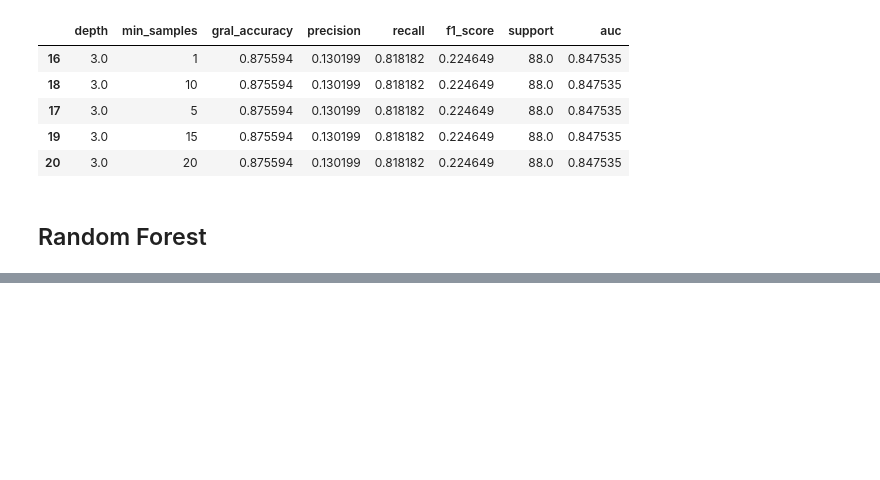
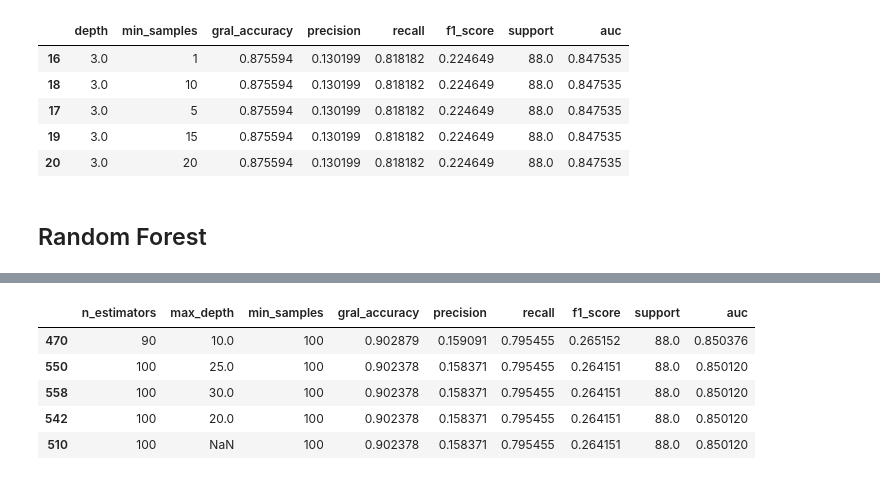
Before and after one commit to Maxkaizo/---_-ML-Zoomcamp-2024, a Jupyter notebook: 3_modeling.ipynb, the cells around one changed output, grey strips where cells are left out. Cells and saved outputs as stored; diff of their text form; code cells hidden in the pictures; blank space fills up the shorter version.

```diff
--- a/3_modeling.ipynb
+++ b/3_modeling.ipynb
@@ -473,0 +480,44 @@ WIP
+# %%
+estimators = [10, 20, 30, 40, 50, 60, 70, 80, 90, 100, 150, 200]
+depths = [None, 5, 10, 15, 20, 25, 30]
+samples = [1, 5, 10, 15, 20, 500, 100, 200]
+rf_metrics_dict = []
+
+for n in estimators:
+    for d in depths:
+        for s in samples:
+            rf = RandomForestClassifier(n_estimators=n, max_depth=d, min_samples_leaf=s, class_weight='balanced', random_state=1)
+
+            rf.fit(X_train, y_train)
+
+            y_pred = rf.predict_proba(X_val)[:, 1]
+            dropout_prediction = (y_pred >= 0.5)
+
+            gral_accuracy = (y_val == dropout_prediction).mean()
+            report = classification_report(y_val, dropout_prediction, output_dict=True)
+            auc = roc_auc_score(y_val, dropout_prediction)
+
+            class_1_report = report["1"]
+
+            rf_metrics_dict.append({
+                "n_estimators": n,
+                "max_depth": d,
+                "min_samples": s,
+                "gral_accuracy": gral_accuracy,
+                "precision": class_1_report['precision'],
+                "recall": class_1_report['recall'],
+                "f1_score": class_1_report['f1-score'],
+                "support": class_1_report['support'],
+                "auc": auc
+            })
+
+rf_results = pd.DataFrame(rf_metrics_dict)
+# %%
+rf_results[rf_results['recall'] > 0.75].sort_values(by='f1_score', ascending=False).head(5)
+# %% [output]
+|  | n_estimators | max_depth | min_samples | gral_accuracy | precision | recall | f1_score | support | auc |
+| 470 | 90 | 10.0 | 100 | 0.902879 | 0.159091 | 0.795455 | 0.265152 | 88.0 | 0.850376 |
+| 550 | 100 | 25.0 | 100 | 0.902378 | 0.158371 | 0.795455 | 0.264151 | 88.0 | 0.850120 |
+| 558 | 100 | 30.0 | 100 | 0.902378 | 0.158371 | 0.795455 | 0.264151 | 88.0 | 0.850120 |
+| 542 | 100 | 20.0 | 100 | 0.902378 | 0.158371 | 0.795455 | 0.264151 | 88.0 | 0.850120 |
+| 510 | 100 | NaN | 100 | 0.902378 | 0.158371 | 0.795455 | 0.264151 | 88.0 | 0.850120 |
```
Also changed, not shown: parts of 16 cells of this notebook.
